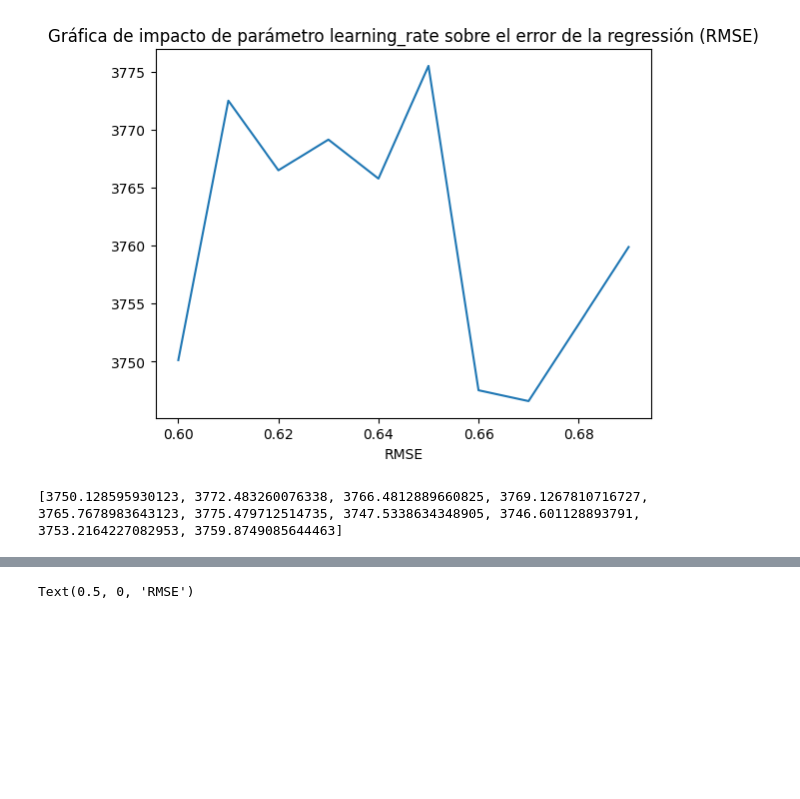
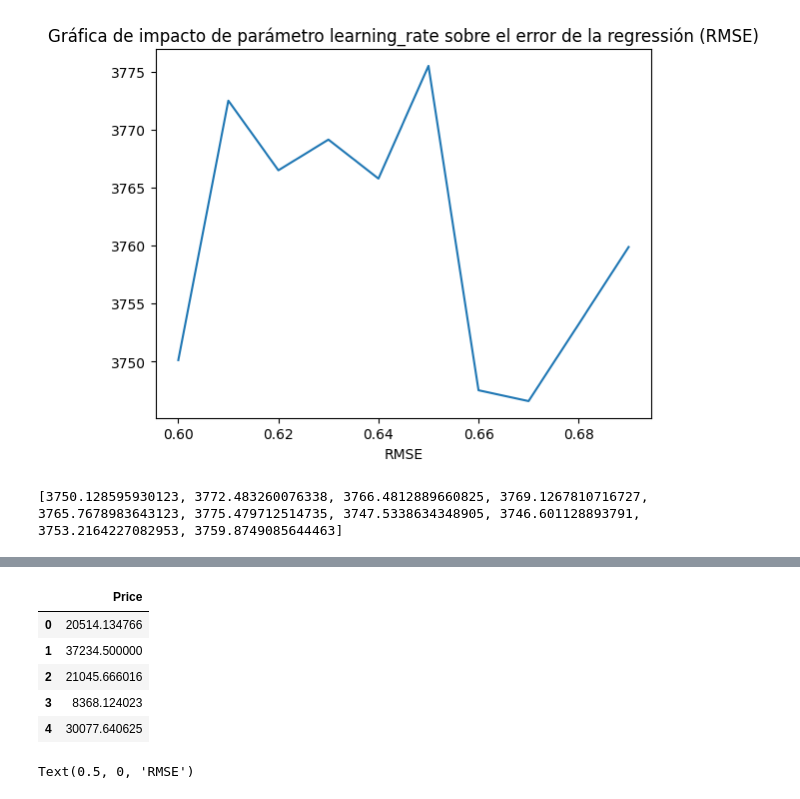
Before and after one commit to Raegar-dot/MIAD_NLP_2024, a Jupyter notebook: Semana 3/S3P1_proyecto1.ipynb, the cells around one changed output, grey strips where cells are left out. Saved outputs shown, nothing was run; the diff lists cells and outputs as text; code cells hidden in the pictures; blank space fills up the shorter version.

```diff
--- a/Semana 3/S3P1_proyecto1.ipynb
+++ b/Semana 3/S3P1_proyecto1.ipynb
@@ -571,3 +581,15 @@ prediccion_df
+# %%
+
+# Guardar predicciones en formato exigido en la competencia de kaggle
+prediccion_df.to_csv('test_submission1.csv', index_label='ID')
+prediccion_df.head()
+# %% [output]
+|  | Price |
+| 0 | 20514.134766 |
+| 1 | 37234.500000 |
+| 2 | 21045.666016 |
+| 3 | 8368.124023 |
+| 4 | 30077.640625 |
 # %%
 # Lista de valores del parámetro learning_rate_range a probar
 colsample_bytree_range = [0.1, 0.2, 0.3, 0.4, 0.5, 0.6, 0.7, 0.8]
```
Also changed, not shown: parts of 4 cells of this notebook, 1 other file.
